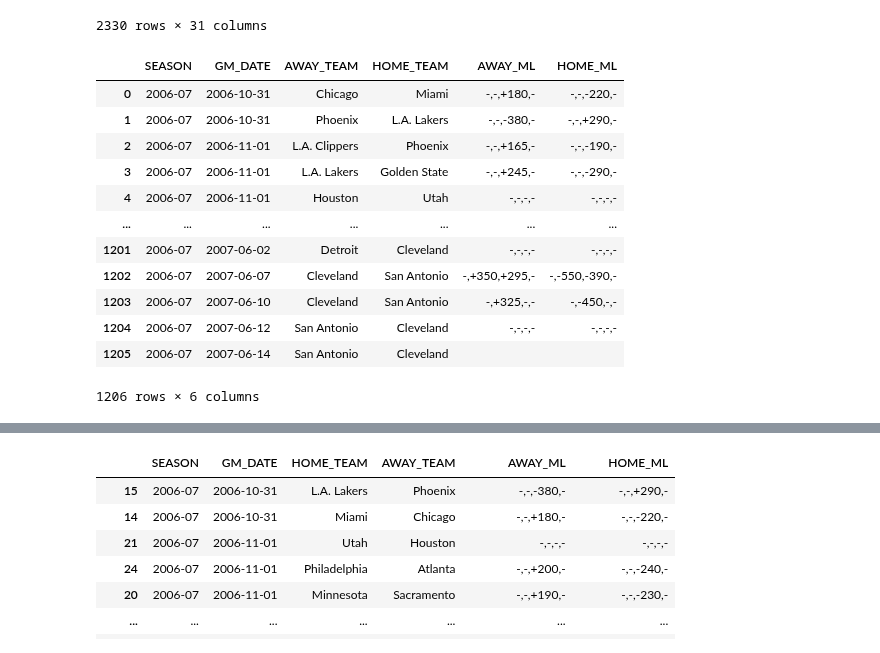
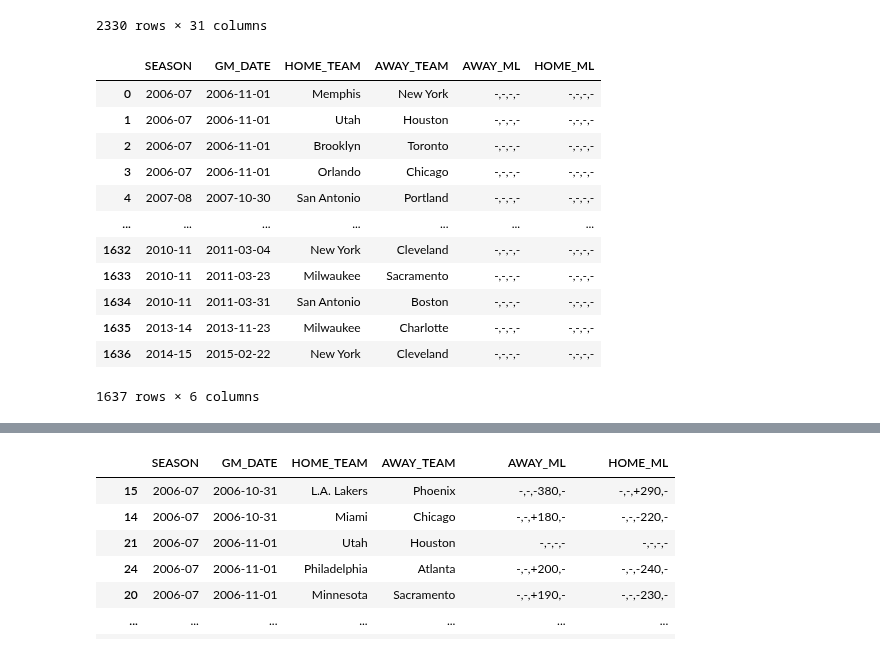
Before and after one commit to jnish23/NBA_Model, a Jupyter notebook: notebooks/ScrapingBettingLinesSelenium.ipynb, the cells around one changed output, grey strips where cells are left out. Cells and saved outputs as stored; diff of their text form; code cells hidden in the pictures.

```diff
--- a/notebooks/ScrapingBettingLinesSelenium.ipynb
+++ b/notebooks/ScrapingBettingLinesSelenium.ipynb
@@ -168,20 +157,19 @@ def add_moneylines(conn, start_season, end_season, if_exists='append'):
 # %%
 connection = sqlite3.connect('../data/nba.db')
 
-mls = add_moneylines(connection, 2006, 2006, if_exists='append')
-
+mls = pd.read_sql("SELECT * FROM moneylines WHERE AWAY_ML == '-,-,-,-'", connection)
 mls
 # %% [output]
-|  | SEASON | GM_DATE | AWAY_TEAM | HOME_TEAM | AWAY_ML | HOME_ML |
-| 0 | 2006-07 | 2006-10-31 | Chicago | Miami | -,-,+180,- | -,-,-220,- |
-| 1 | 2006-07 | 2006-10-31 | Phoenix | L.A. Lakers | -,-,-380,- | -,-,+290,- |
-| 2 | 2006-07 | 2006-11-01 | L.A. Clippers | Phoenix | -,-,+165,- | -,-,-190,- |
-| 3 | 2006-07 | 2006-11-01 | L.A. Lakers | Golden State | -,-,+245,- | -,-,-290,- |
-| 4 | 2006-07 | 2006-11-01 | Houston | Utah | -,-,-,- | -,-,-,- |
+|  | SEASON | GM_DATE | HOME_TEAM | AWAY_TEAM | AWAY_ML | HOME_ML |
+| 0 | 2006-07 | 2006-11-01 | Memphis | New York | -,-,-,- | -,-,-,- |
+| 1 | 2006-07 | 2006-11-01 | Utah | Houston | -,-,-,- | -,-,-,- |
+| 2 | 2006-07 | 2006-11-01 | Brooklyn | Toronto | -,-,-,- | -,-,-,- |
+| 3 | 2006-07 | 2006-11-01 | Orlando | Chicago | -,-,-,- | -,-,-,- |
+| 4 | 2007-08 | 2007-10-30 | San Antonio | Portland | -,-,-,- | -,-,-,- |
 | ... | ... | ... | ... | ... | ... | ... |
-| 1201 | 2006-07 | 2007-06-02 | Detroit | Cleveland | -,-,-,- | -,-,-,- |
-| 1202 | 2006-07 | 2007-06-07 | Cleveland | San Antonio | -,+350,+295,- | -,-550,-390,- |
-| 1203 | 2006-07 | 2007-06-10 | Cleveland | San Antonio | -,+325,-,- | -,-450,-,- |
-| 1204 | 2006-07 | 2007-06-12 | San Antonio | Cleveland | -,-,-,- | -,-,-,- |
-| 1205 | 2006-07 | 2007-06-14 | San Antonio | Cleveland |  |  |
+| 1632 | 2010-11 | 2011-03-04 | New York | Cleveland | -,-,-,- | -,-,-,- |
+| 1633 | 2010-11 | 2011-03-23 | Milwaukee | Sacramento | -,-,-,- | -,-,-,- |
+| 1634 | 2010-11 | 2011-03-31 | San Antonio | Boston | -,-,-,- | -,-,-,- |
+| 1635 | 2013-14 | 2013-11-23 | Milwaukee | Charlotte | -,-,-,- | -,-,-,- |
+| 1636 | 2014-15 | 2015-02-22 | New York | Cleveland | -,-,-,- | -,-,-,- |
-1206 rows × 6 columns
+1637 rows × 6 columns
```
Also changed, not shown: parts of 14 cells of this notebook, 47 other files.
